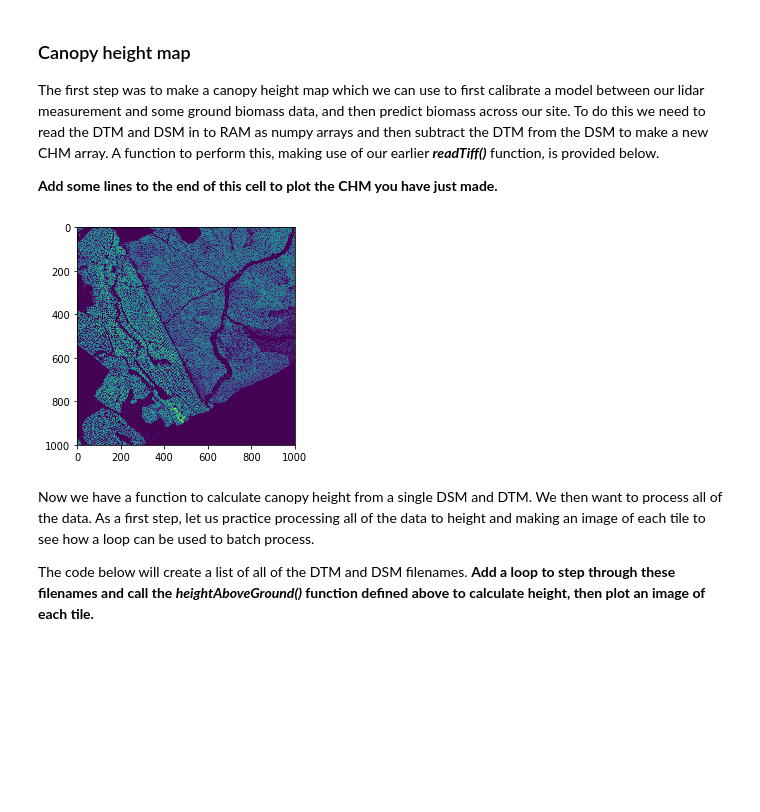
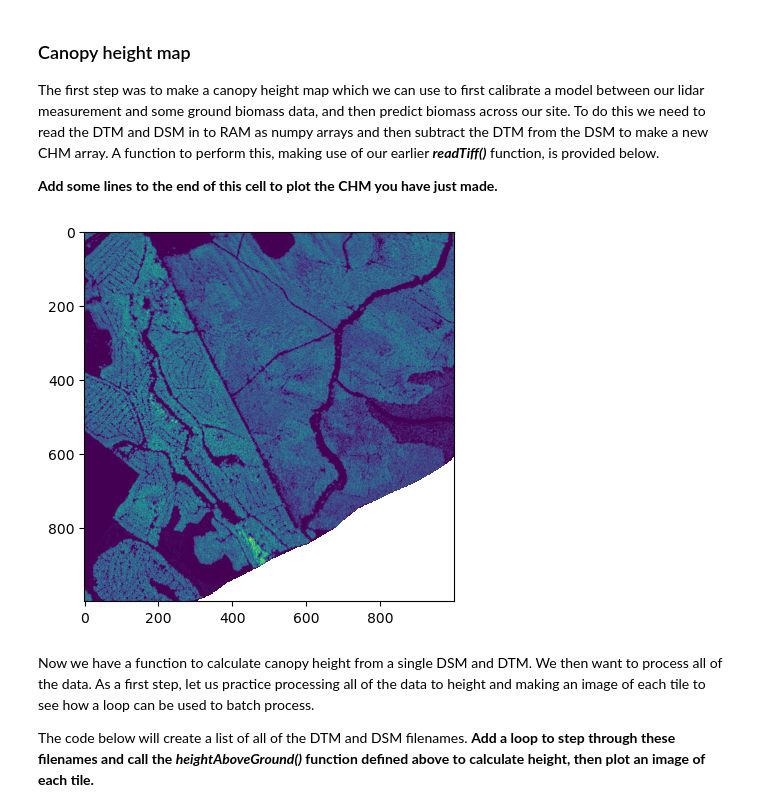
Before and after one commit to edinburgh-university-OOSA/pprs_programming_answers, a Jupyter notebook: batch_process_answers.ipynb, the cells around one changed output. Saved outputs shown, nothing was run; the diff lists cells and outputs as text; code cells hidden in the pictures; blank space fills up the shorter version.

Commit message:
Updating code for rasterio and missing data.

```diff
--- a/batch_process_answers.ipynb
+++ b/batch_process_answers.ipynb
@@ -271,39 +241,46 @@ The first step was to make a canopy height map which we can use to first calibra
 # %%
 # make sure you have run the readTiff() cell above to load that function.
 
 def heightAboveGround(dtmName,dsmName):
     '''
     A function to calculate height above ground from a DTM and DSM
     Note that this assumes the two datasets are aligned and the same resolution
     '''
 
     # open the DTM and DSM and read data
-    tData,tX0,tY0,tXres,tYres,nX,nY=readTiff(dtmName)  # data plus all metadata
-    sData,sX0,sY0,sXres,sYres,nX,nY=readTiff(dsmName)  # data plus all metadata
+    dtmFile=rasterio.open(dtmName)
+    dtm=dtmFile.read(1)
+    dsmFile=rasterio.open(dsmName)
+    dsm=dsmFile.read(1)
+
+
+    # filter both datasets
+    dtm[dtm<0.0] = np.nan
+    dsm[dsm<0.0] = np.nan
 
     # Subtract the two to get height, as two are aligned
-    hData=sData-tData
+    hData=dsm-dtm
 
     # pass back to the calling function
-    return(hData,tX0,tY0,tXres,tYres,nX,nY)
+    return(hData)
 
 
 
 # call those functions
 
 dsmName='data/ALS/DSM_1m/NN89_1M_DSM_PHASE1.tif'
 dtmName='data/ALS/DTM_1m/NN89_1M_DTM_PHASE1.tif'
 
 
 # calculate the height array and metadata and read in to RAM
-hData,hX0,hY0,hXres,hYres,nX,nY=heightAboveGround(dtmName,dsmName)
+hData=heightAboveGround(dtmName,dsmName)
 
 
 # Add some lines below here to make an image of the CHM
 plt.imshow(hData)
 plt.show()         # print to screen
 # %% [output]
-[figure, old version]
+[figure, new version]
 # %% [markdown]
 Now we have a function to calculate canopy height from a single DSM and DTM. We then want to process all of the data. As a first step, let us practice processing all of the data to height and making an image of each tile to see how a loop can be used to batch process.
 
```
Also changed, not shown: parts of 16 cells of this notebook.
